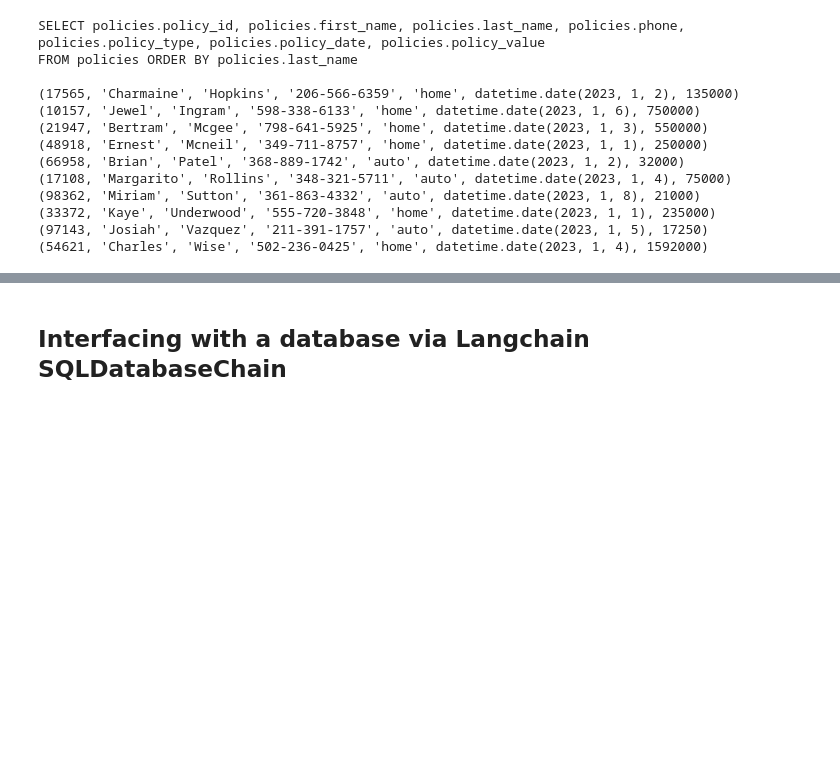
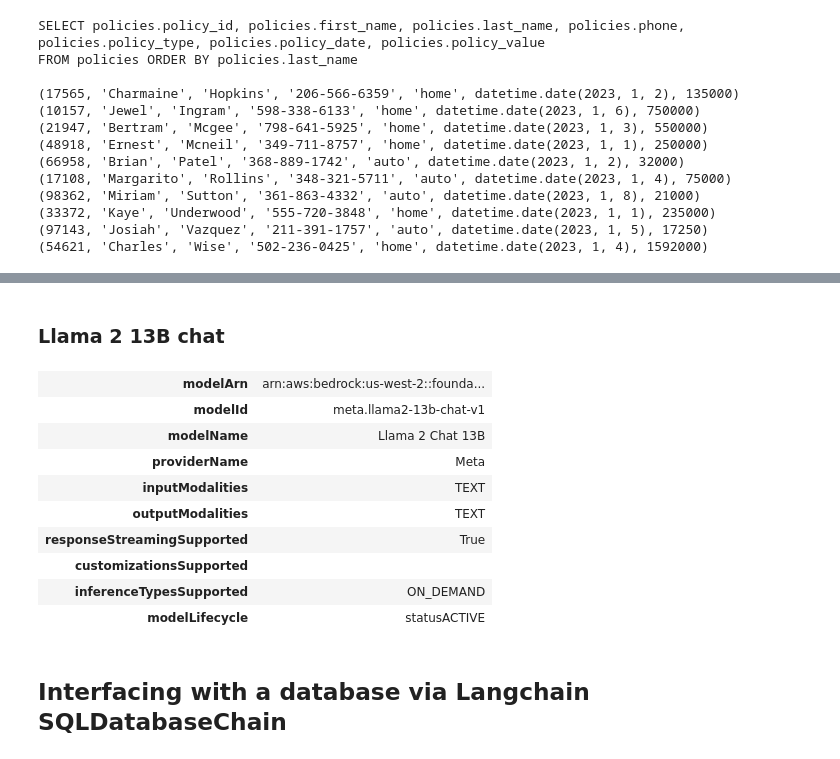
Before and after one commit to giuseppe-zappia/complex-reasoning-with-react-and-langchain, a Jupyter notebook: ReAct-bedrock-output.ipynb, the cells around one changed output, grey strips where cells are left out. Drawn from its saved outputs; the diff is of its cells as text; code cells hidden in the pictures; blank space fills up the shorter version.

```diff
--- a/ReAct-bedrock-output.ipynb
+++ b/ReAct-bedrock-output.ipynb
@@ -444 +212,18 @@ In this example you will use Anthropic's Claude V2 as the LLM for the reasoning
+# %% [markdown]
+### Llama 2 13B chat
+# %%
+llama2_info=json.dumps(bedrock_client.get_foundation_model(modelIdentifier='meta.llama2-13b-chat-v1')['modelDetails'])
+data = json.loads(llama2_info)
+display(HTML(json2html.convert(json = data)))
+# %% [output]
+| modelArn | arn:aws:bedrock:us-west-2::founda... |
+| modelId | meta.llama2-13b-chat-v1 |
+| modelName | Llama 2 Chat 13B |
+| providerName | Meta |
+| inputModalities | TEXT |
+| outputModalities | TEXT |
+| responseStreamingSupported | True |
+| customizationsSupported |  |
+| inferenceTypesSupported | ON_DEMAND |
+| modelLifecycle | statusACTIVE |
 # %%
```
Also changed, not shown: parts of 81 cells of this notebook.
